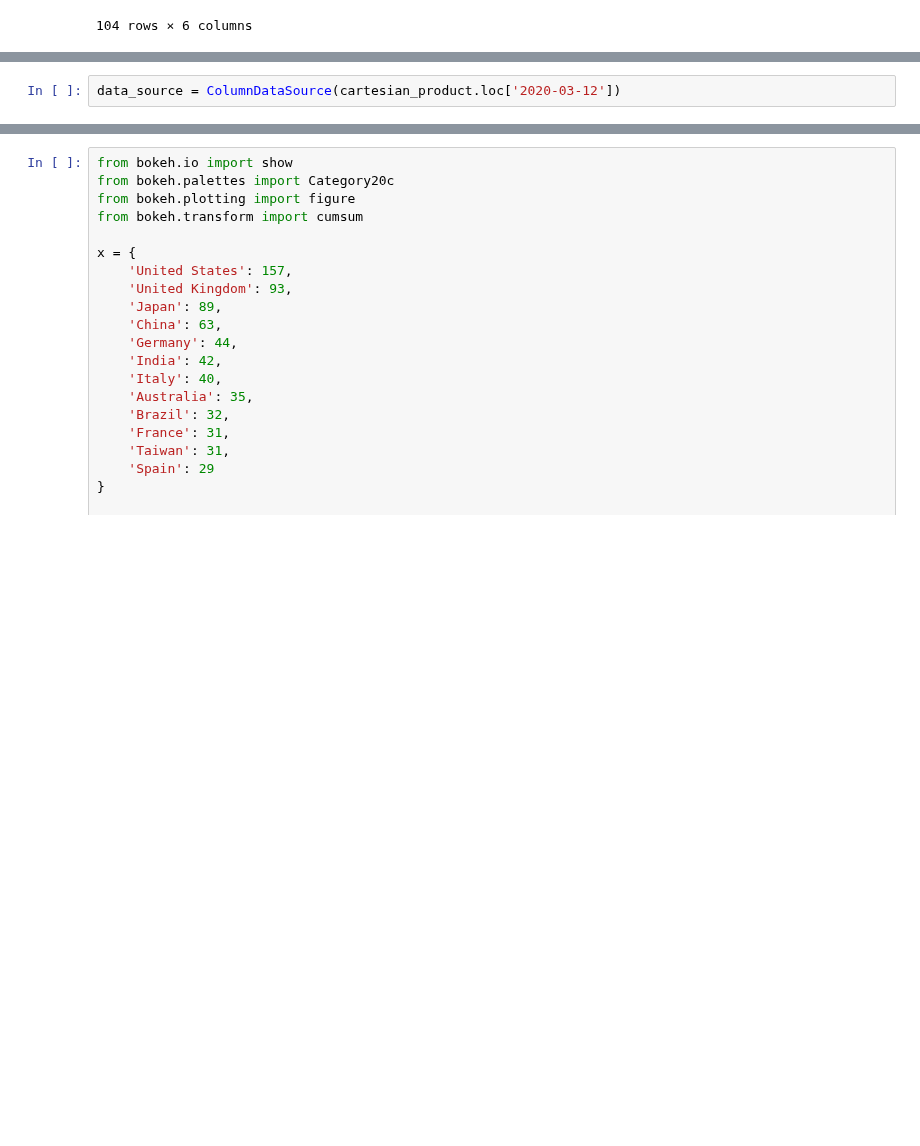
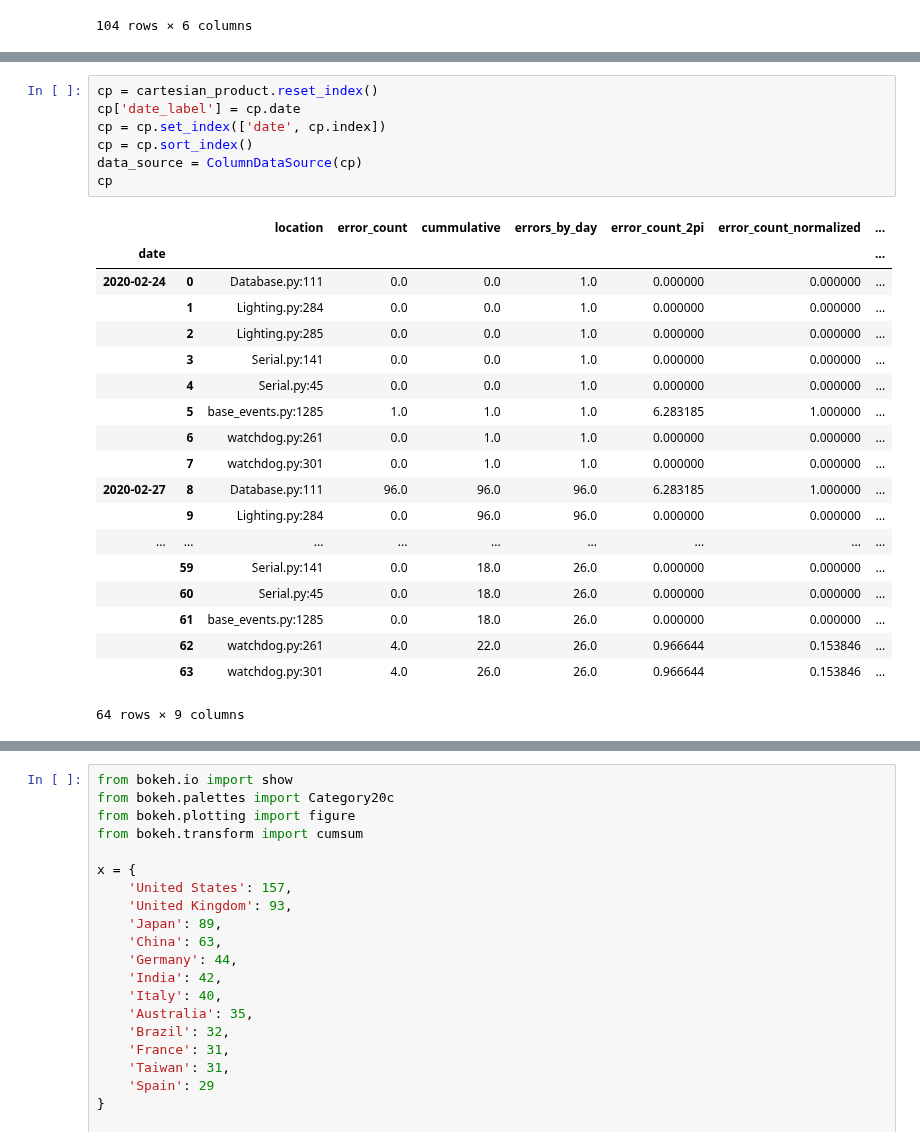
Before and after one commit to whuss/dashboard_react, a Jupyter notebook: error_heatmap.ipynb, the cells around one changed output, grey strips where cells are left out. Saved outputs shown, nothing was run; the diff lists cells and outputs as text; blank space fills up the shorter version.

```diff
--- a/error_heatmap.ipynb
+++ b/error_heatmap.ipynb
@@ -274,2 +284,27 @@ day_data.shape
-# %%
-data_source = ColumnDataSource(cartesian_product.loc['2020-03-12'])
+# %%
+cp = cartesian_product.reset_index()
+cp['date_label'] = cp.date
+cp = cp.set_index(['date', cp.index])
+cp = cp.sort_index()
+data_source = ColumnDataSource(cp)
+cp
+# %% [output]
+|  |  | location | error_count | cummulative | errors_by_day | error_count_2pi | error_count_normalized | ... |
+| date |  |  |  |  |  |  |  | ... |
+| 2020-02-24 | 0 | Database.py:111 | 0.0 | 0.0 | 1.0 | 0.000000 | 0.000000 | ... |
+|  | 1 | Lighting.py:284 | 0.0 | 0.0 | 1.0 | 0.000000 | 0.000000 | ... |
+|  | 2 | Lighting.py:285 | 0.0 | 0.0 | 1.0 | 0.000000 | 0.000000 | ... |
+|  | 3 | Serial.py:141 | 0.0 | 0.0 | 1.0 | 0.000000 | 0.000000 | ... |
+|  | 4 | Serial.py:45 | 0.0 | 0.0 | 1.0 | 0.000000 | 0.000000 | ... |
+|  | 5 | base_events.py:1285 | 1.0 | 1.0 | 1.0 | 6.283185 | 1.000000 | ... |
+|  | 6 | watchdog.py:261 | 0.0 | 1.0 | 1.0 | 0.000000 | 0.000000 | ... |
+|  | 7 | watchdog.py:301 | 0.0 | 1.0 | 1.0 | 0.000000 | 0.000000 | ... |
+| 2020-02-27 | 8 | Database.py:111 | 96.0 | 96.0 | 96.0 | 6.283185 | 1.000000 | ... |
+|  | 9 | Lighting.py:284 | 0.0 | 96.0 | 96.0 | 0.000000 | 0.000000 | ... |
+| ... | ... | ... | ... | ... | ... | ... | ... | ... |
+|  | 59 | Serial.py:141 | 0.0 | 18.0 | 26.0 | 0.000000 | 0.000000 | ... |
+|  | 60 | Serial.py:45 | 0.0 | 18.0 | 26.0 | 0.000000 | 0.000000 | ... |
+|  | 61 | base_events.py:1285 | 0.0 | 18.0 | 26.0 | 0.000000 | 0.000000 | ... |
+|  | 62 | watchdog.py:261 | 4.0 | 22.0 | 26.0 | 0.966644 | 0.153846 | ... |
+|  | 63 | watchdog.py:301 | 4.0 | 26.0 | 26.0 | 0.966644 | 0.153846 | ... |
+64 rows × 9 columns
```
Also changed, not shown: parts of 9 cells of this notebook.
